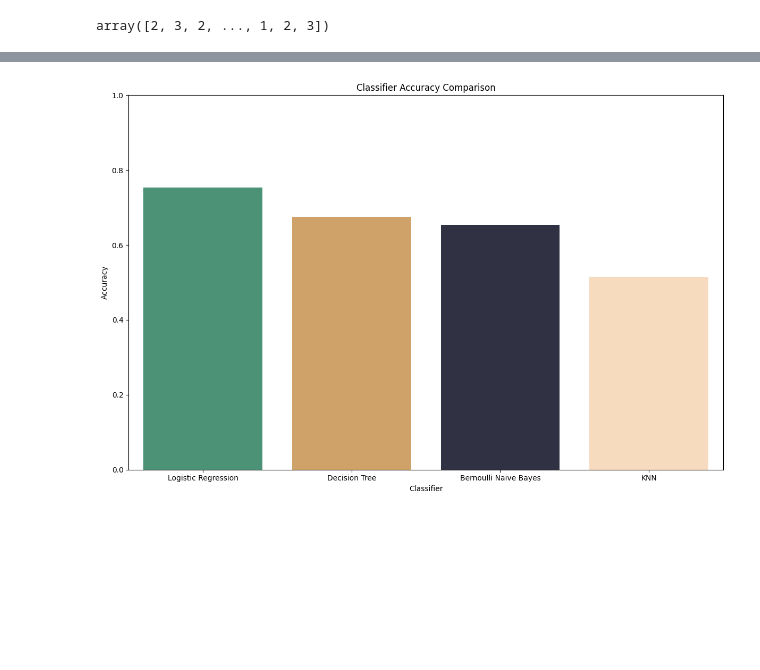
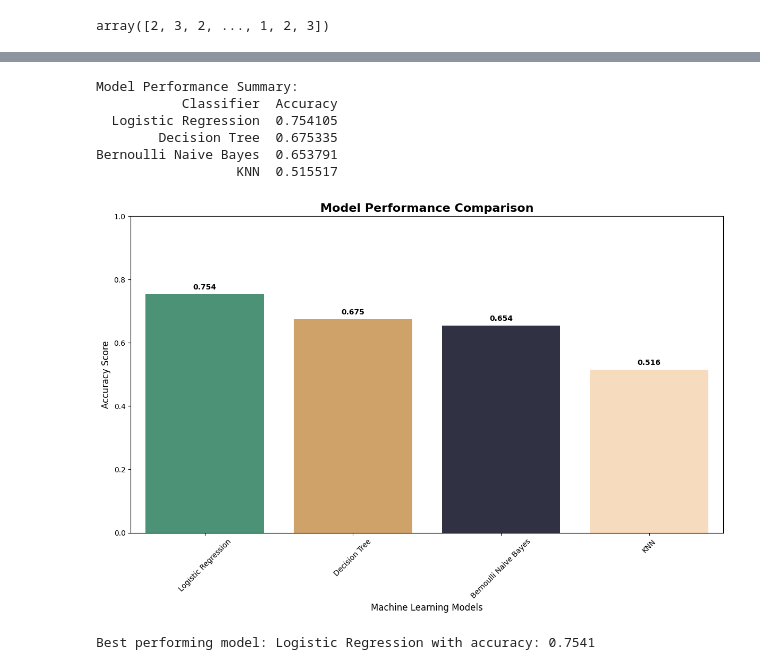
Before and after one commit to SurajKhodade15/mental_health_analysis_nlp, a Jupyter notebook: mental_health_analysis.ipynb, the cells around one changed output, grey strips where cells are left out. Drawn from its saved outputs; the diff is of its cells as text; code cells hidden in the pictures; blank space fills up the shorter version.

```diff
--- a/mental_health_analysis.ipynb
+++ b/mental_health_analysis.ipynb
@@ -278,5 +400,13 @@ for status in statuses:
 X = df[['tokens_stemmed', 'num_of_characters', 'num_of_sentences']]
 y = df['status']
 # %%
+# Encode target labels
 lbl_enc = LabelEncoder()
 y = lbl_enc.fit_transform(y.values)
+
+# Save the label encoder for later use
+with open('models/label_encoder.pkl', 'wb') as f:
+    pickle.dump(lbl_enc, f)
+
+print(f'Target classes: {lbl_enc.classes_}')
+print(f'Label encoder saved to models/label_encoder.pkl')
@@ -296,5 +430,11 @@ X_test_num = X_test[['num_of_characters', 'num_of_sentences']].values
 X_train_combined = hstack([X_train_tfidf, X_train_num])
 X_test_combined = hstack([X_test_tfidf, X_test_num])
 
-print('Number of feature words: ', len(vectorizer.get_feature_names_out()))
+print(f'Number of feature words: {len(vectorizer.get_feature_names_out())}')
+print(f'Total features (text + numerical): {X_train_combined.shape[1]}')
+
+# Save the vectorizer for later use
+with open('models/tfidf_vectorizer.pkl', 'wb') as f:
+    pickle.dump(vectorizer, f)
+print('TF-IDF vectorizer saved to models/tfidf_vectorizer.pkl')
 # %% [output]
@@ -416,17 +609,45 @@ Personality disorder       0.10      0.05      0.06       215
 # %%
 # Create a DataFrame to store classifier names and their corresponding accuracy scores
-accuracies_df = pd.DataFrame({'Classifier': classifiers.keys(), 'Accuracy': accuracy_scores}).sort_values('Accuracy', ascending=False)
+accuracies_df = pd.DataFrame({
+    'Classifier': list(classifiers.keys()),
+    'Accuracy': accuracy_scores
+}).sort_values('Accuracy', ascending=False)
 
+print("Model Performance Summary:")
+print(accuracies_df.to_string(index=False))
+
+# Create visualization
 plt.figure(figsize=(12, 8))
-palette = dict(zip(accuracies_df['Classifier'], colors[:4]))
+palette = dict(zip(accuracies_df['Classifier'], colors[:len(accuracies_df)]))
 
 # Create a bar plot to visualize the accuracy of each classifier
-sns.barplot(x='Classifier', y='Accuracy', data=accuracies_df, palette=palette)
+ax = sns.barplot(x='Classifier', y='Accuracy', data=accuracies_df, palette=palette)
 
-plt.title("Classifier Accuracy Comparison")
+# Add value labels on top of bars
+for i, v in enumerate(accuracies_df['Accuracy']):
+    ax.text(i, v + 0.01, f'{v:.3f}', ha='center', va='bottom', fontweight='bold')
+
+plt.title("Model Performance Comparison", fontsize=16, fontweight='bold')
+plt.ylabel('Accuracy Score', fontsize=12)
+plt.xlabel('Machine Learning Models', fontsize=12)
 plt.ylim(0, 1)
+plt.xticks(rotation=45)
 
+# Save the plot
 plt.tight_layout()
+plt.savefig('plots/model_comparison.png', dpi=300, bbox_inches='tight')
 plt.show()
+
+# Save the best model information
+best_model_name = accuracies_df.iloc[0]['Classifier']
+best_accuracy = accuracies_df.iloc[0]['Accuracy']
+print(f"\nBest performing model: {best_model_name} with accuracy: {best_accuracy:.4f}")
 # %% [output]
+Model Performance Summary:
+           Classifier  Accuracy
+  Logistic Regression  0.754105
+        Decision Tree  0.675335
+Bernoulli Naive Bayes  0.653791
+                  KNN  0.515517
-[figure, old version]
+[figure, new version]
+Best performing model: Logistic Regression with accuracy: 0.7541
```
Also changed, not shown: parts of 24 cells of this notebook, 23 other files.
